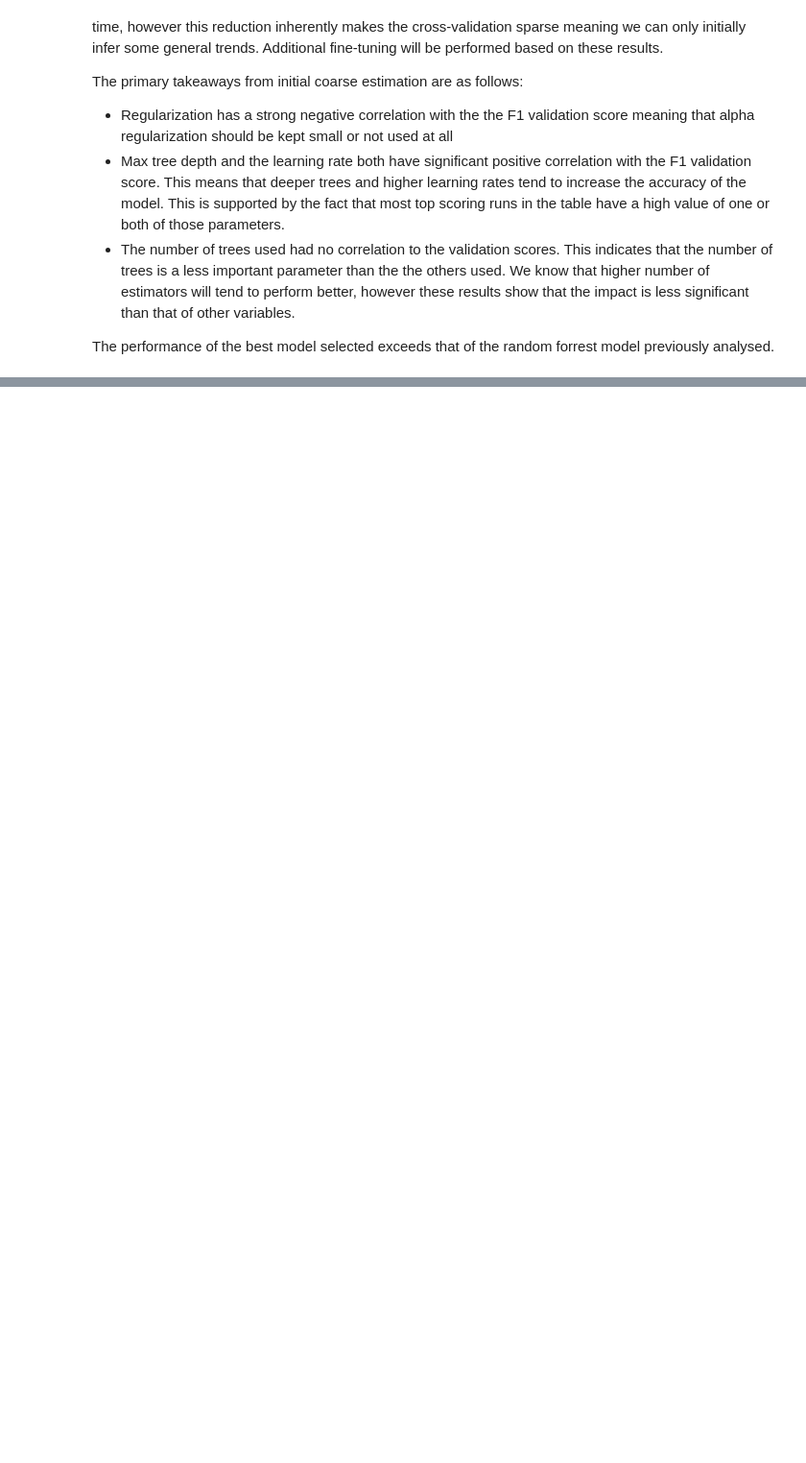
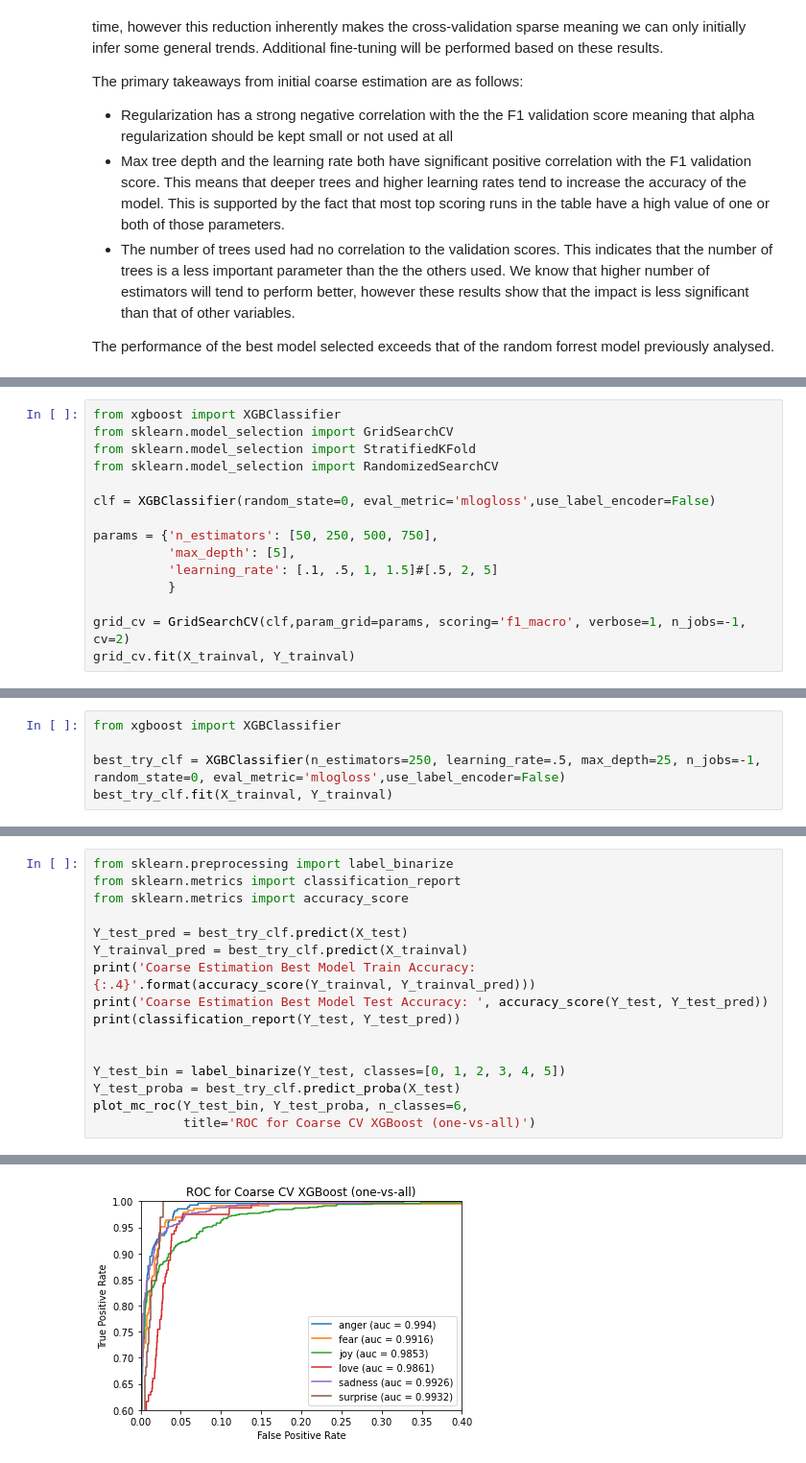
Before and after one commit to apeiffer/sentiment-analysis, a Jupyter notebook: notebooks/XGBoost.ipynb, the cells around one changed output, grey strips where cells are left out. Shown at 96% size. Drawn from its saved outputs; the diff is of its cells as text; blank space fills up the shorter version.

```diff
--- a/notebooks/XGBoost.ipynb
+++ b/notebooks/XGBoost.ipynb
@@ -190,0 +200,15 @@ Now that we have a general sense for where the optimal model lies in the design
+# %%
+from xgboost import XGBClassifier
+from sklearn.model_selection import GridSearchCV
+from sklearn.model_selection import StratifiedKFold
+from sklearn.model_selection import RandomizedSearchCV
+
+clf = XGBClassifier(random_state=0, eval_metric='mlogloss',use_label_encoder=False)
+
+params = {'n_estimators': [50, 250, 500, 750],
+          'max_depth': [5],
+          'learning_rate': [.1, .5, 1, 1.5]#[.5, 2, 5]
+          }
+
+grid_cv = GridSearchCV(clf,param_grid=params, scoring='f1_macro', verbose=1, n_jobs=-1, cv=2)
+grid_cv.fit(X_trainval, Y_trainval)
@@ -190,0 +305,5 @@ Now that we have a general sense for where the optimal model lies in the design
+# %%
+from xgboost import XGBClassifier
+
+best_try_clf = XGBClassifier(n_estimators=250, learning_rate=.5, max_depth=25, n_jobs=-1, random_state=0, eval_metric='mlogloss',use_label_encoder=False)
+best_try_clf.fit(X_trainval, Y_trainval)
@@ -190,0 +321,17 @@ Now that we have a general sense for where the optimal model lies in the design
+# %%
+from sklearn.preprocessing import label_binarize
+from sklearn.metrics import classification_report
+from sklearn.metrics import accuracy_score
+
+Y_test_pred = best_try_clf.predict(X_test)
+Y_trainval_pred = best_try_clf.predict(X_trainval)
+print('Coarse Estimation Best Model Train Accuracy: {:.4}'.format(accuracy_score(Y_trainval, Y_trainval_pred)))
+print('Coarse Estimation Best Model Test Accuracy: ', accuracy_score(Y_test, Y_test_pred))
+print(classification_report(Y_test, Y_test_pred))
+
+
+Y_test_bin = label_binarize(Y_test, classes=[0, 1, 2, 3, 4, 5])
+Y_test_proba = best_try_clf.predict_proba(X_test)
+plot_mc_roc(Y_test_bin, Y_test_proba, n_classes=6,
+            title='ROC for Coarse CV XGBoost (one-vs-all)')
+# %% [output]
@@ -190,0 +354 @@ Now that we have a general sense for where the optimal model lies in the design
+[figure, added]
```
Also changed, not shown: parts of 12 cells of this notebook.
